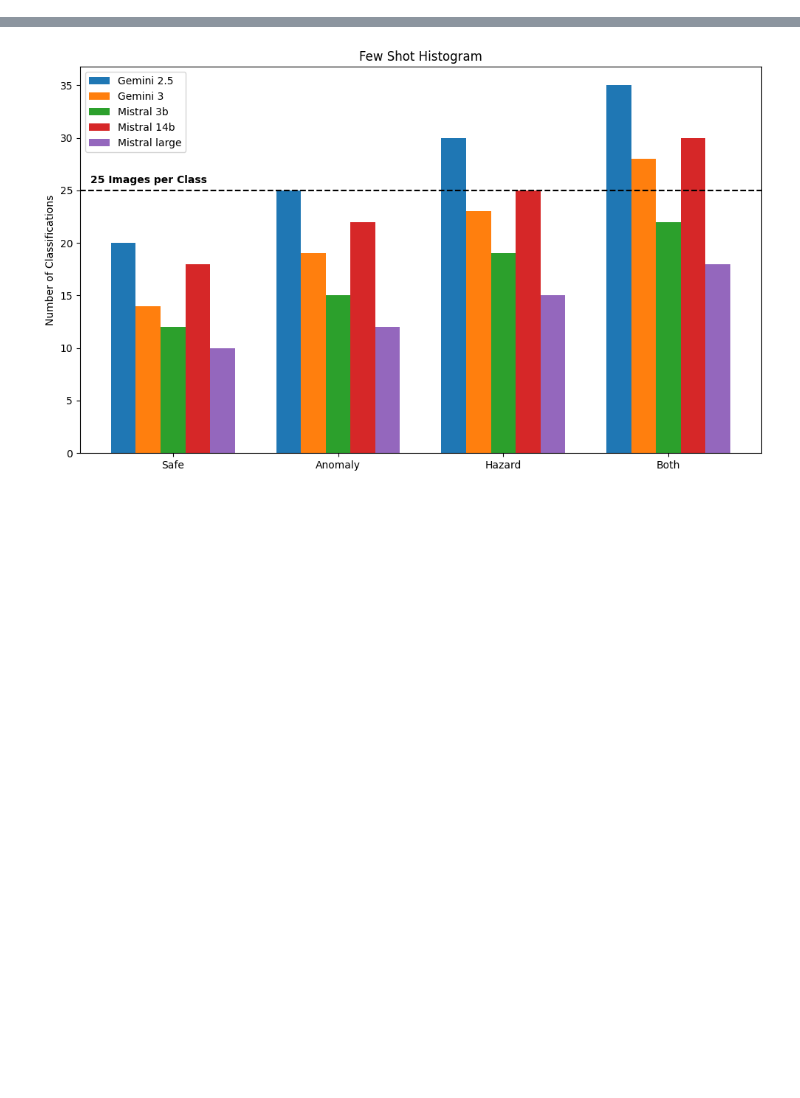
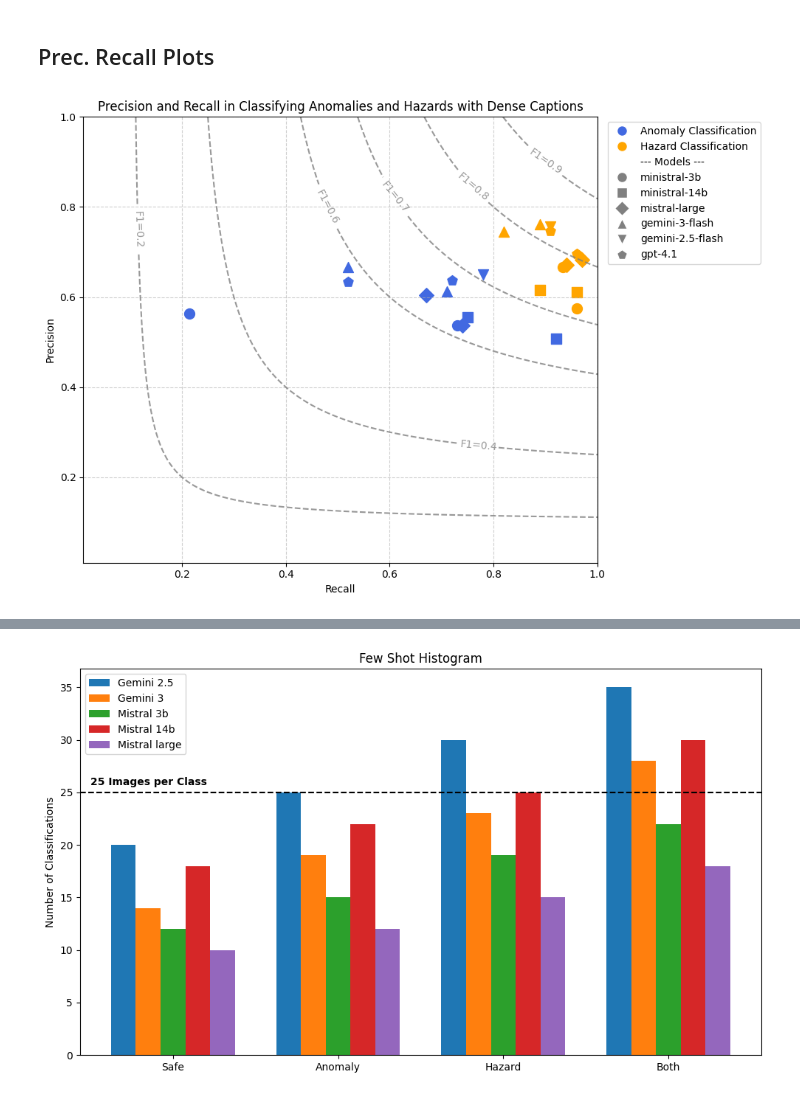
Before and after one commit to indukurimkv/IRAL-LLM-Visual-Context-Understanding, a Jupyter notebook: data-analysis.ipynb, the cells around one changed output, grey strips where cells are left out. Drawn from its saved outputs; the diff is of its cells as text; code cells hidden in the pictures; blank space fills up the shorter version.

Commit message:
Lots of data analysis"

```diff
--- a/data-analysis.ipynb
+++ b/data-analysis.ipynb
@@ -22,0 +117,14 @@ print(f"F1 Score:  {f1:.2f}")
+# %%
+# Usage example for the 'master' dataframe
+# df = build_results_dataframe(root_directory)
+# df.query("mode == 'Image' and prompt == 'cot' and model.str.contains('large')" )
+df = build_results_dataframe("./results copy/Our_Dataset")
+df_veri = build_results_dataframe("./results copy/VERI_Dataset")
+df.dropna(inplace=True)
+df_veri.dropna(inplace=True)
+
+# cleaning data
+
+df.drop(df.query("ground_truth not in ['11', '10', '01', '00'] or model_prediction not in ['00', '01', '10', '11']").index, inplace=True)
+
+df_veri.drop(df.query("ground_truth not in ['11', '10', '01', '00'] or model_prediction not in ['00', '01', '10', '11']").index, inplace=True)
@@ -22,0 +203,62 @@ print(f"F1 Score:  {f1:.2f}")
+# %% [markdown]
+## Prec. Recall Plots
+# %%
+# Assuming your dataframe is named df
+# If you need to recreate it from the image data:
+# data = {
+#     'model': ['ministral-3b', 'ministral-14b', 'mistral-large', 'gemini-3-flash', 'gemini-2.5-flash'],
+#     'anom_p': [0.566, 0.510, 0.612, 0.589, 0.605],
+#     'anom_r': [0.85, 0.97, 0.79, 0.82, 0.89],
+#     'haz_p': [0.612, 0.603, 0.664, 0.732, 0.680],
+#     'haz_r': [0.98, 0.99, 0.97, 0.96, 0.98]
+# }
+# df = pd.DataFrame(data)
+df = dense_cap_results
+# Define unique markers for each model
+markers = ['o', 's', 'D', '^', 'v', 'p', '*']
+model_names = df['model'].unique()
+model_to_marker = dict(zip(model_names, markers))
+
+plt.figure(figsize=(10, 7))
+
+for _, row in df.iterrows():
+    m = model_to_marker[row['model']]
+
+    # Plot Anomaly point
+    plt.scatter(row['anom_recall'], row['anom_precision'],
+                color='royalblue', marker=m, s=100, label=f"{row['model']} (Anom)" if _ == 0 else "")
+
+    # Plot Hazard point
+    plt.scatter(row['haz_recall'], row['haz_precision'],
+                color='orange', marker=m, s=100, label=f"{row['model']} (Haz)" if _ == 0 else "")
+
+# 3. Generate F1 Iso-curves (the background contours)
+x = np.linspace(0.01, 1, 100)
+y = np.linspace(0.01, 1, 100)
+X, Y = np.meshgrid(x, y)
+F1 = 2 * (X * Y) / (X + Y)
+
+levels = [0.2, 0.4, 0.6, 0.7, 0.8, 0.9]
+contours = plt.contour(X, Y, F1, levels=levels, colors='gray', alpha=0.8, linestyles='--')
+plt.clabel(contours, inline=True, fontsize=10, fmt='F1=%.1f')
+
+# Create custom legend for Colors and Shapes
+from matplotlib.lines import Line2D
+legend_elements = [
+    Line2D([0], [0], marker='o', color='w', label='Anomaly Classification', markerfacecolor='royalblue', markersize=10),
+    Line2D([0], [0], marker='o', color='w', label='Hazard Classification', markerfacecolor='orange', markersize=10),
+    Line2D([0], [0], color='w', label='--- Models ---')
+] + [Line2D([0], [0], marker=model_to_marker[name], color='w', label=name,
+            markerfacecolor='gray', markersize=10) for name in model_names]
+
+plt.legend(handles=legend_elements, bbox_to_anchor=(1.01, 1), loc='upper left')
+plt.title('Precision and Recall in Classifying Anomalies and Hazards with Dense Captions')
+plt.xlabel('Recall')
+plt.ylabel('Precision')
+plt.grid(True, linestyle='--', alpha=0.6)
+plt.tight_layout()
+
+plt.savefig("dense_cap_mode_prec_vs_recall.png", dpi=300)
+plt.show()
+# %% [output]
+[figure, added]
```
Also changed, not shown: parts of 16 cells of this notebook, 4 other files.
